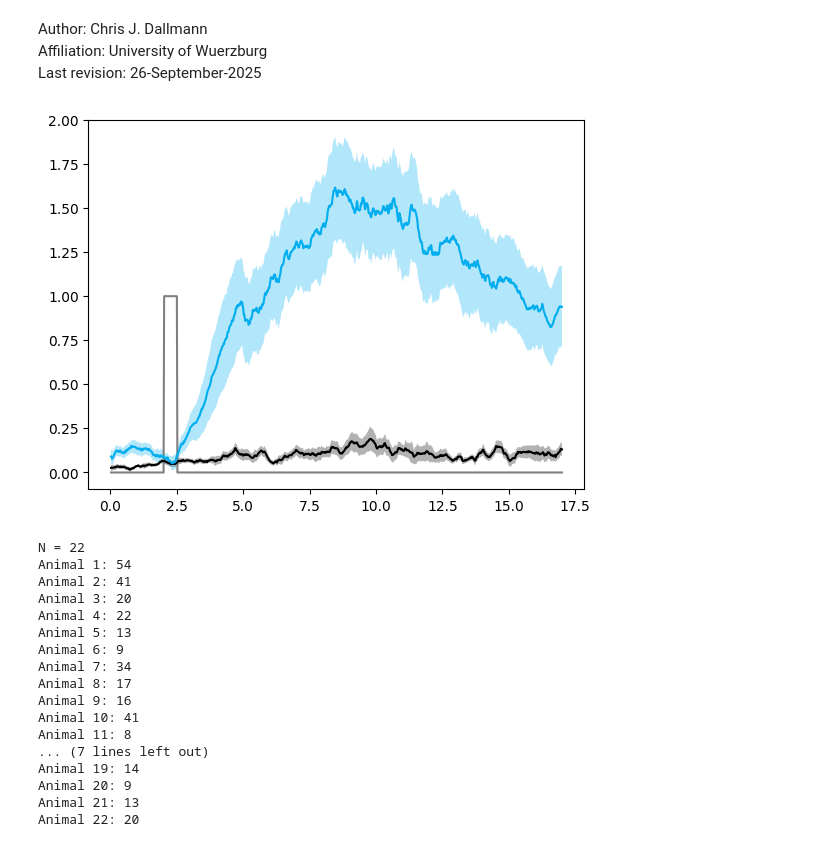
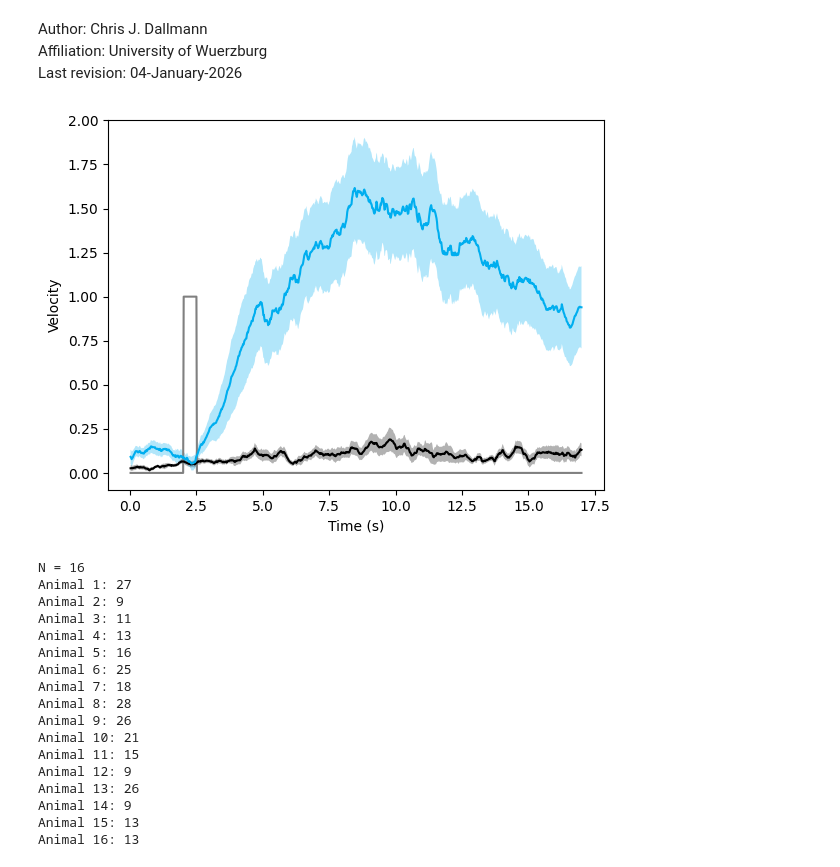
Before and after one commit to chrisjdallmann/roadrunner, a Jupyter notebook: code/p2x2_analysis.ipynb, the cells around one changed output. Saved outputs shown, nothing was run; the diff lists cells and outputs as text; code cells hidden in the pictures.

```diff
--- a/code/p2x2_analysis.ipynb
+++ b/code/p2x2_analysis.ipynb
@@ -1,5 +1,5 @@
 # %% [markdown]
 Author: Chris J. Dallmann \
 Affiliation: University of Wuerzburg \
-Last revision: 26-September-2025
+Last revision: 04-January-2026
 # %%
@@ -11,12 +12,12 @@ import matplotlib.pyplot as plt
 import seaborn as sns
 # %%
 # Set parameters and load data
-data_dir = r'Z:/Data/Roadrunner/'
+data_dir = r'../data/'
 sampling_rate = 50 # Hz
 filter_size = 0.3 # s
 
 color_ctrl = [0,0,0]
-color_rr = [0/255, 174/255, 239/255]
+color_rrn = [0/255, 174/255, 239/255]
 # %%
 def compute_mean_time_series(df,parameter_name,animal_ids,filter_size):
 
@@ -56,46 +57,46 @@ def compute_mean_time_series(df,parameter_name,animal_ids,filter_size):
 
 # Settings
 parameter_name = "forward_velocity"
 start = 0 # s
 end = 17 # s
 
 # Compute mean time series per animal
-dataset = 'treadmill_rr_p2x2_control.csv'
+dataset = 'treadmill_rrn_p2x2_control.csv'
 df = pd.read_csv(data_dir+dataset)
 df = df[(df.time>start) & (df.time<=end)]
 animal_ids = df.animal_id.unique().tolist()
 
 mean_time_series_ctrl = compute_mean_time_series(df, parameter_name, animal_ids, filter_size*sampling_rate)
 
-dataset = 'treadmill_rr_p2x2.csv'
+dataset = 'treadmill_rrn_p2x2.csv'
 df = pd.read_csv(data_dir+dataset)
 df = df[(df.time>start) & (df.time<=end)]
 animal_ids = df.animal_id.unique().tolist()
-mean_time_series_rr = compute_mean_time_series(df, parameter_name, animal_ids, filter_size*sampling_rate)
+mean_time_series_rrn = compute_mean_time_series(df, parameter_name, animal_ids, filter_size*sampling_rate)
 
 # Plot mean time course
 time = df.time.unique().tolist()
 stimulus = df.stimulus[(df.animal_id==animal_ids[0]) & (df.trial==1)].to_numpy()
 
 mean_ctrl = np.mean(mean_time_series_ctrl,axis=1)
 sem_ctrl = np.std(mean_time_series_ctrl,axis=1)/np.sqrt(np.size(mean_time_series_ctrl,1))
 
-mean_rr = np.mean(mean_time_series_rr,axis=1)
-sem_rr = np.std(mean_time_series_rr,axis=1)/np.sqrt(np.size(mean_time_series_rr,1))
+mean_rrn = np.mean(mean_time_series_rrn,axis=1)
+sem_rrn = np.std(mean_time_series_rrn,axis=1)/np.sqrt(np.size(mean_time_series_rrn,1))
 
 plt.plot(time, stimulus, color=[.5,.5,.5])
 plt.plot(time, mean_ctrl, color=color_ctrl)
 plt.fill_between(time, mean_ctrl-sem_ctrl, mean_ctrl+sem_ctrl, color=color_ctrl, alpha=0.3, edgecolor='none')
-plt.plot(time, mean_rr, color=color_rr)
-plt.fill_between(time, mean_rr-sem_rr, mean_rr+sem_rr, color=color_rr, alpha=0.3, edgecolor='none')
-#plt.ylim([-50,50])
-#plt.savefig(r'C:\Users\Chris\Desktop\figure.eps')
+plt.plot(time, mean_rrn, color=color_rrn)
+plt.fill_between(time, mean_rrn-sem_rrn, mean_rrn+sem_rrn, color=color_rrn, alpha=0.3, edgecolor='none')
+plt.xlabel('Time (s)')
+plt.ylabel('Velocity')
 plt.show()
 # %% [output]
-[figure, old version]
+[figure, new version]
 # %%
 # Get sample size
-dataset = 'treadmill_rr_p2x2.csv'
+dataset = 'treadmill_rrn_p2x2_control.csv'
 df = pd.read_csv(data_dir+dataset)
 animal_ids = df.animal_id.unique().tolist()
 print('N = ' + str(len(animal_ids)))
@@ -103,23 +104,23 @@ print('N = ' + str(len(animal_ids)))
 for animal_id in animal_ids:
     print('Animal ' + str(animal_id) + ': ' + str(len(df.trial[df["animal_id"]==animal_id].unique().tolist())))
 # %% [output]
-N = 22
-Animal 1: 54
-Animal 2: 41
-Animal 3: 20
-Animal 4: 22
-Animal 5: 13
-Animal 6: 9
-Animal 7: 34
-Animal 8: 17
-Animal 9: 16
-Animal 10: 41
-Animal 11: 8
-... (7 lines left out)
-Animal 19: 14
-Animal 20: 9
-Animal 21: 13
-Animal 22: 20
+N = 16
+Animal 1: 27
+Animal 2: 9
+Animal 3: 11
+Animal 4: 13
+Animal 5: 16
+Animal 6: 25
+Animal 7: 18
+Animal 8: 28
+Animal 9: 26
+Animal 10: 21
+Animal 11: 15
+Animal 12: 9
+Animal 13: 26
+Animal 14: 9
+Animal 15: 13
+Animal 16: 13
 # %%
 # Plot means of mean time series
 
```
Also changed, not shown: parts of 3 cells of this notebook, 5 other files.
